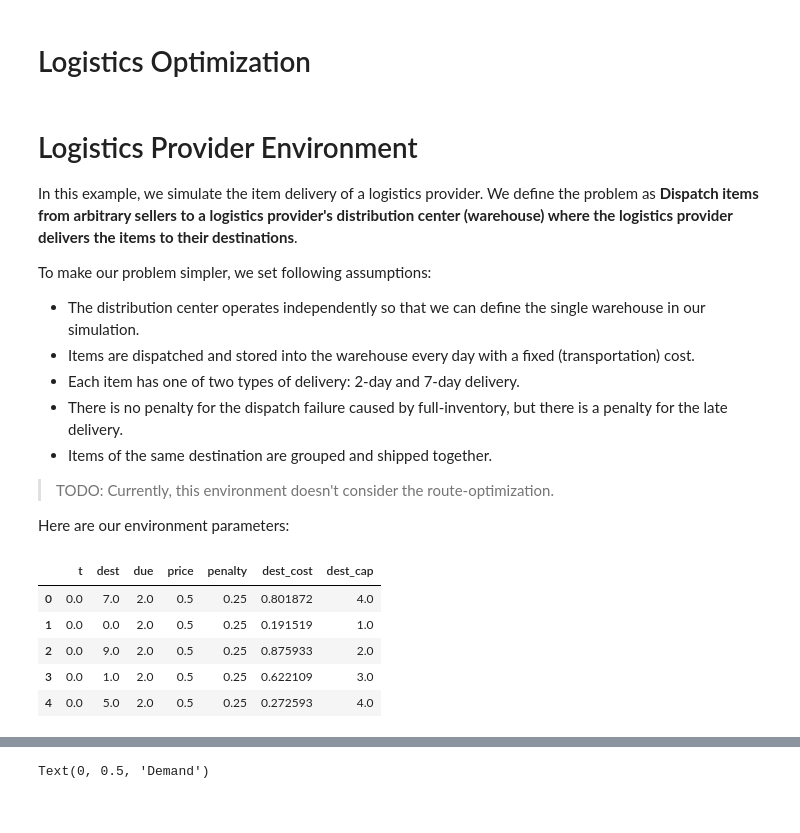
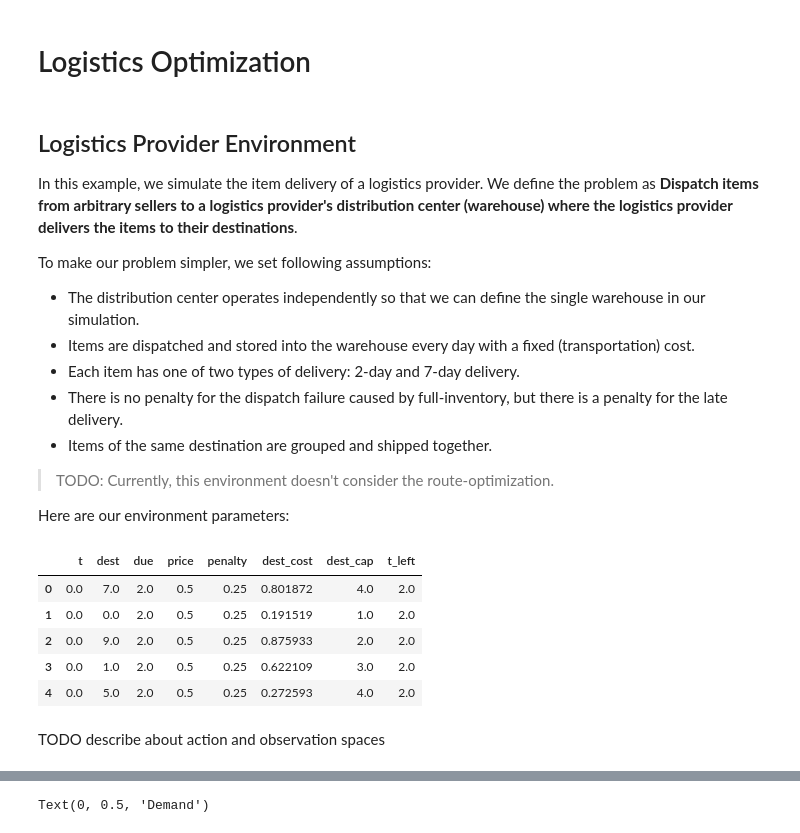
Before and after one commit to loomlike/relearn, a Jupyter notebook: example_logistics.ipynb, the cells around one changed output, grey strips where cells are left out. Saved outputs shown, nothing was run; the diff lists cells and outputs as text; code cells hidden in the pictures.

```diff
--- a/example_logistics.ipynb
+++ b/example_logistics.ipynb
@@ -18,7 +20,7 @@ sns.set()
 
 from relearn.env import SimpleLogistics, Warehouse
 # %% [markdown]
-# Logistics Provider Environment
+## Logistics Provider Environment
 
 In this example, we simulate the item delivery of a logistics provider.
 We define the problem as **Dispatch items from arbitrary sellers to a logistics provider's distribution center (warehouse) where the logistics provider delivers the items to their destinations**.
@@ -34,9 +36,9 @@ To make our problem simpler, we set following assumptions:
 
 Here are our environment parameters:
 # %%
-NUM_EPISODES = 100  # days
+NUM_STEPS = 100  # days
 
-# Average number of items to dispatch per episode
+# Average number of items to dispatch per step
 AVG_DEMAND = 20
 
 # Number of item delivery destinations
@@ -51,18 +53,20 @@ DELIVERY_CAPACITY = 5
 SEED = 1234
 # %%
 env = SimpleLogistics(
-    T=NUM_EPISODES,
+    T=NUM_STEPS,
     capacity=WAREHOUSE_CAPACITY,
     delivery_capacity=DELIVERY_CAPACITY,
     num_destinations=NUM_DESTINATIONS,
     demand_fn=AVG_DEMAND,
     seed=SEED,
 )
 env.render('df').head(5)
 # %% [output]
-|  | t | dest | due | price | penalty | dest_cost | dest_cap |
-| 0 | 0.0 | 7.0 | 2.0 | 0.5 | 0.25 | 0.801872 | 4.0 |
-| 1 | 0.0 | 0.0 | 2.0 | 0.5 | 0.25 | 0.191519 | 1.0 |
-| 2 | 0.0 | 9.0 | 2.0 | 0.5 | 0.25 | 0.875933 | 2.0 |
-| 3 | 0.0 | 1.0 | 2.0 | 0.5 | 0.25 | 0.622109 | 3.0 |
-| 4 | 0.0 | 5.0 | 2.0 | 0.5 | 0.25 | 0.272593 | 4.0 |
+|  | t | dest | due | price | penalty | dest_cost | dest_cap | t_left |
+| 0 | 0.0 | 7.0 | 2.0 | 0.5 | 0.25 | 0.801872 | 4.0 | 2.0 |
+| 1 | 0.0 | 0.0 | 2.0 | 0.5 | 0.25 | 0.191519 | 1.0 | 2.0 |
+| 2 | 0.0 | 9.0 | 2.0 | 0.5 | 0.25 | 0.875933 | 2.0 | 2.0 |
+| 3 | 0.0 | 1.0 | 2.0 | 0.5 | 0.25 | 0.622109 | 3.0 | 2.0 |
+| 4 | 0.0 | 5.0 | 2.0 | 0.5 | 0.25 | 0.272593 | 4.0 | 2.0 |
+# %% [markdown]
+TODO describe about action and observation spaces
```
Also changed, not shown: parts of 29 cells of this notebook, 2 other files.
